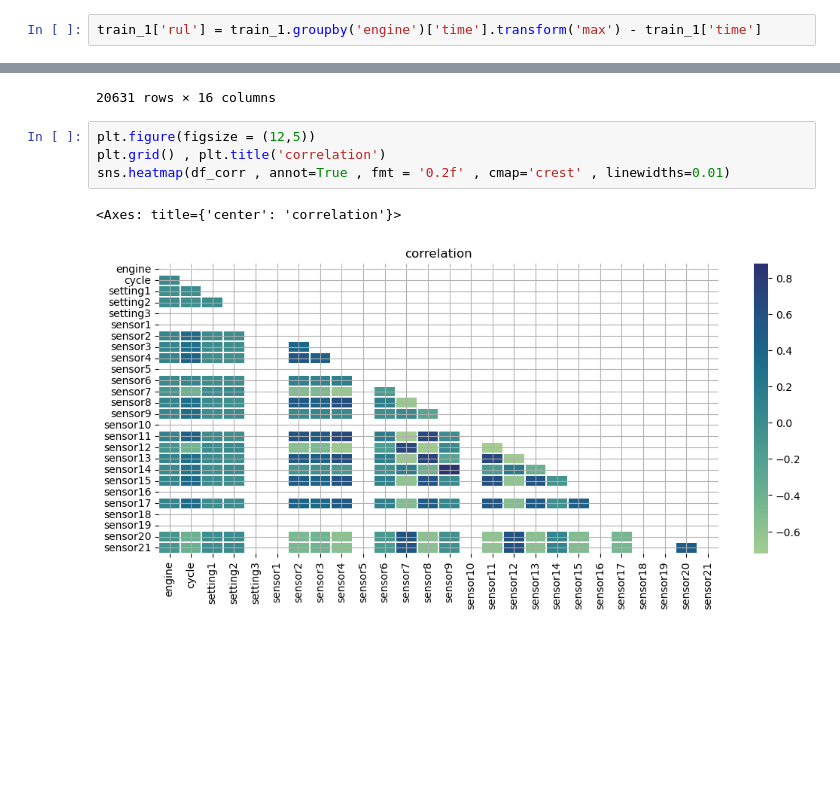
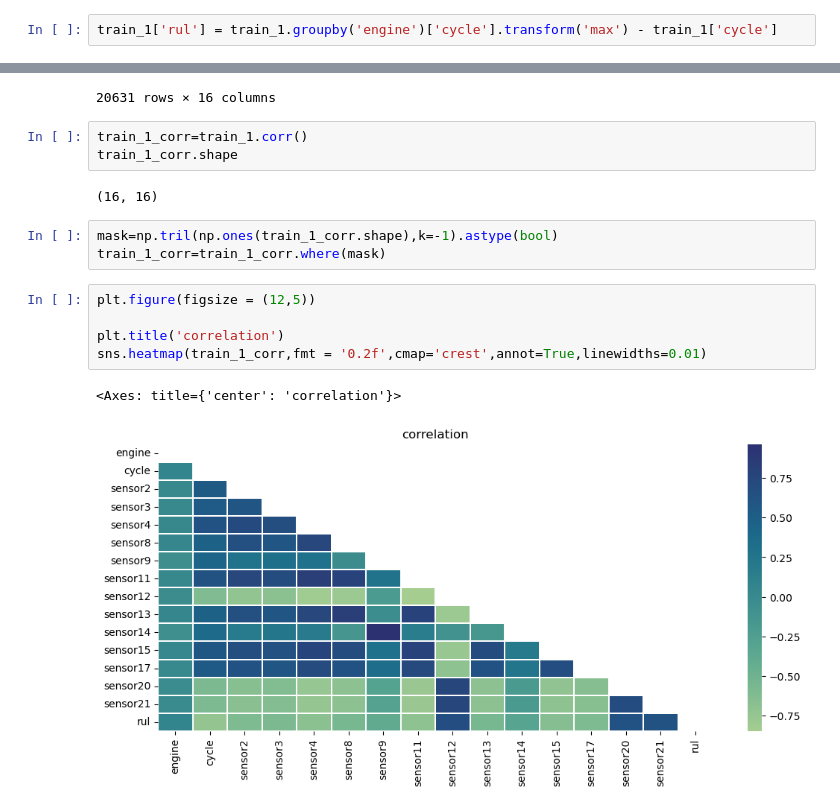
Before and after one commit to mhdnihas/NASA-Predictive-Engine-Maintenance, a Jupyter notebook: Predict_RUL.ipynb, the cells around one changed output, grey strips where cells are left out. Saved outputs shown, nothing was run; the diff lists cells and outputs as text; blank space fills up the shorter version.

```diff
--- a/Predict_RUL.ipynb
+++ b/Predict_RUL.ipynb
@@ -207,7 +207,7 @@ train_1.drop(constant_feature(train_1),axis=1,inplace=True)
 # %% [markdown]
 ### Create RUL feature
 # %%
-train_1['rul'] = train_1.groupby('engine')['time'].transform('max') - train_1['time']
+train_1['rul'] = train_1.groupby('engine')['cycle'].transform('max') - train_1['cycle']
 # %%
 train_1
 # %% [output]
@@ -225,9 +225,18 @@ train_1
 | 20630 | 100 | 200 | 643.85 | 1600.38 | 1432.14 | 2388.26 | 9061.48 | 48.20 | 519.30 | 2388.26 | 8137.33 | ... |
 20631 rows × 16 columns
 # %%
-plt.figure(figsize = (12,5))
-plt.grid() , plt.title('correlation')
-sns.heatmap(df_corr , annot=True , fmt = '0.2f' , cmap='crest' , linewidths=0.01)
+train_1_corr=train_1.corr()
+train_1_corr.shape
 # %% [output]
-<Axes: title={'center': 'correlation'}>
+(16, 16)
-[figure, removed]
+# %%
+mask=np.tril(np.ones(train_1_corr.shape),k=-1).astype(bool)
+train_1_corr=train_1_corr.where(mask)
+# %%
+plt.figure(figsize = (12,5))
+
+plt.title('correlation')
+sns.heatmap(train_1_corr,fmt = '0.2f',cmap='crest',annot=True,linewidths=0.01)
+# %% [output]
+<Axes: title={'center': 'correlation'}>
+[figure, added]
```
Also changed, not shown: parts of 3 cells of this notebook, 1 other file.
